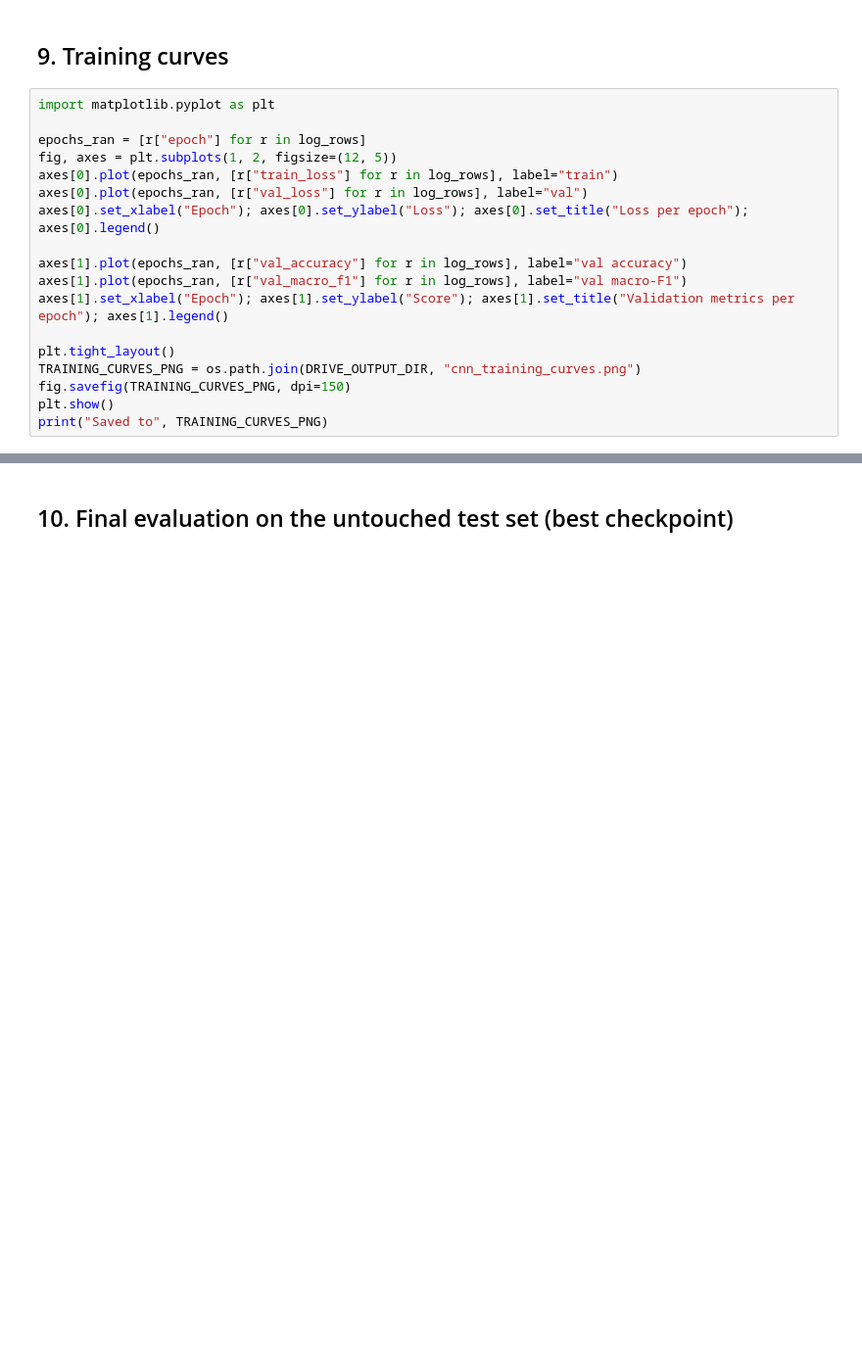
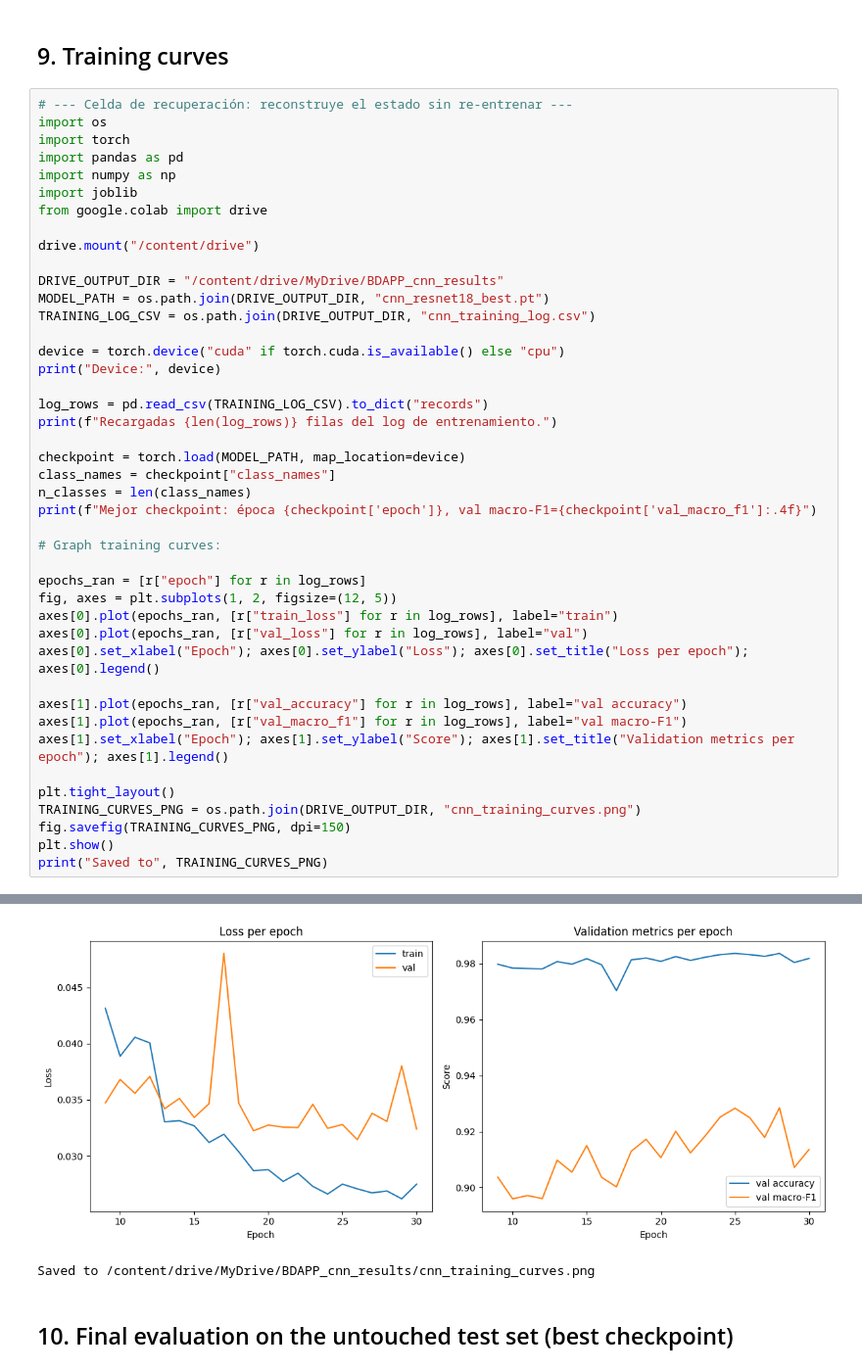
Before and after one commit to MenciaMH/network-intrusion-detection, a Jupyter notebook: notebooks/BDAPP_train_cnn_colab.ipynb, the cells around one changed output, grey strips where cells are left out. Shown at 98% size. Drawn from its saved outputs; the diff is of its cells as text; blank space fills up the shorter version.

```diff
--- a/notebooks/BDAPP_train_cnn_colab.ipynb
+++ b/notebooks/BDAPP_train_cnn_colab.ipynb
@@ -367,7 +432,32 @@ print("Training log saved to", TRAINING_LOG_CSV)
 # %% [markdown]
 ## 9. Training curves
 # %%
-import matplotlib.pyplot as plt
+# --- Celda de recuperación: reconstruye el estado sin re-entrenar ---
+import os
+import torch
+import pandas as pd
+import numpy as np
+import joblib
+from google.colab import drive
+
+drive.mount("/content/drive")
+
+DRIVE_OUTPUT_DIR = "/content/drive/MyDrive/BDAPP_cnn_results"
+MODEL_PATH = os.path.join(DRIVE_OUTPUT_DIR, "cnn_resnet18_best.pt")
+TRAINING_LOG_CSV = os.path.join(DRIVE_OUTPUT_DIR, "cnn_training_log.csv")
+
+device = torch.device("cuda" if torch.cuda.is_available() else "cpu")
+print("Device:", device)
+
+log_rows = pd.read_csv(TRAINING_LOG_CSV).to_dict("records")
+print(f"Recargadas {len(log_rows)} filas del log de entrenamiento.")
+
+checkpoint = torch.load(MODEL_PATH, map_location=device)
+class_names = checkpoint["class_names"]
+n_classes = len(class_names)
+print(f"Mejor checkpoint: época {checkpoint['epoch']}, val macro-F1={checkpoint['val_macro_f1']:.4f}")
+
+# Graph training curves:
 
 epochs_ran = [r["epoch"] for r in log_rows]
 fig, axes = plt.subplots(1, 2, figsize=(12, 5))
@@ -384,3 +474,4 @@ TRAINING_CURVES_PNG = os.path.join(DRIVE_OUTPUT_DIR, "cnn_training_curves.png")
 fig.savefig(TRAINING_CURVES_PNG, dpi=150)
 plt.show()
 print("Saved to", TRAINING_CURVES_PNG)
+# %% [output]
@@ -387,2 +482,4 @@ print("Saved to", TRAINING_CURVES_PNG)
+[figure, added]
+Saved to /content/drive/MyDrive/BDAPP_cnn_results/cnn_training_curves.png
 # %% [markdown]
 ## 10. Final evaluation on the untouched test set (best checkpoint)
```
Also changed, not shown: parts of 15 cells of this notebook.
